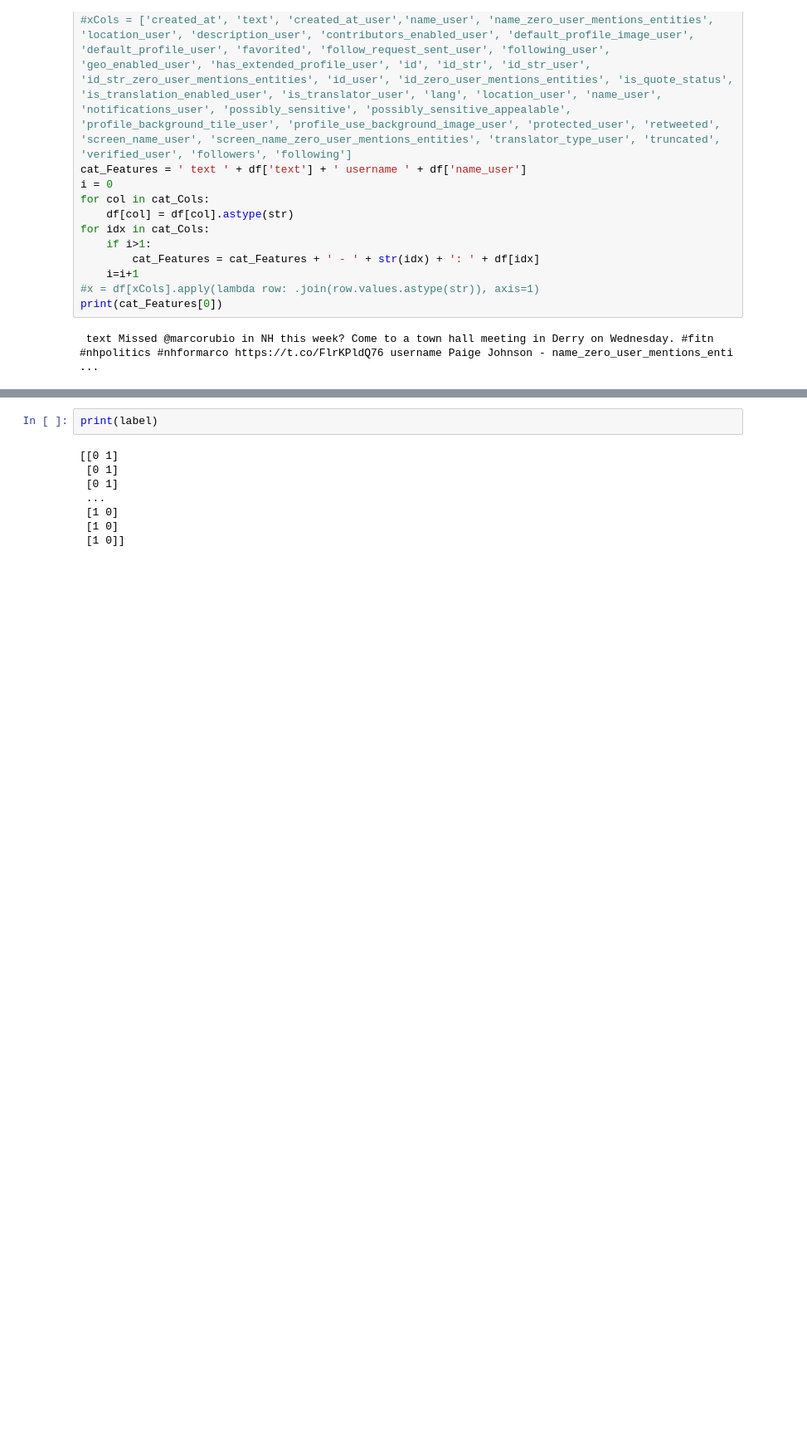
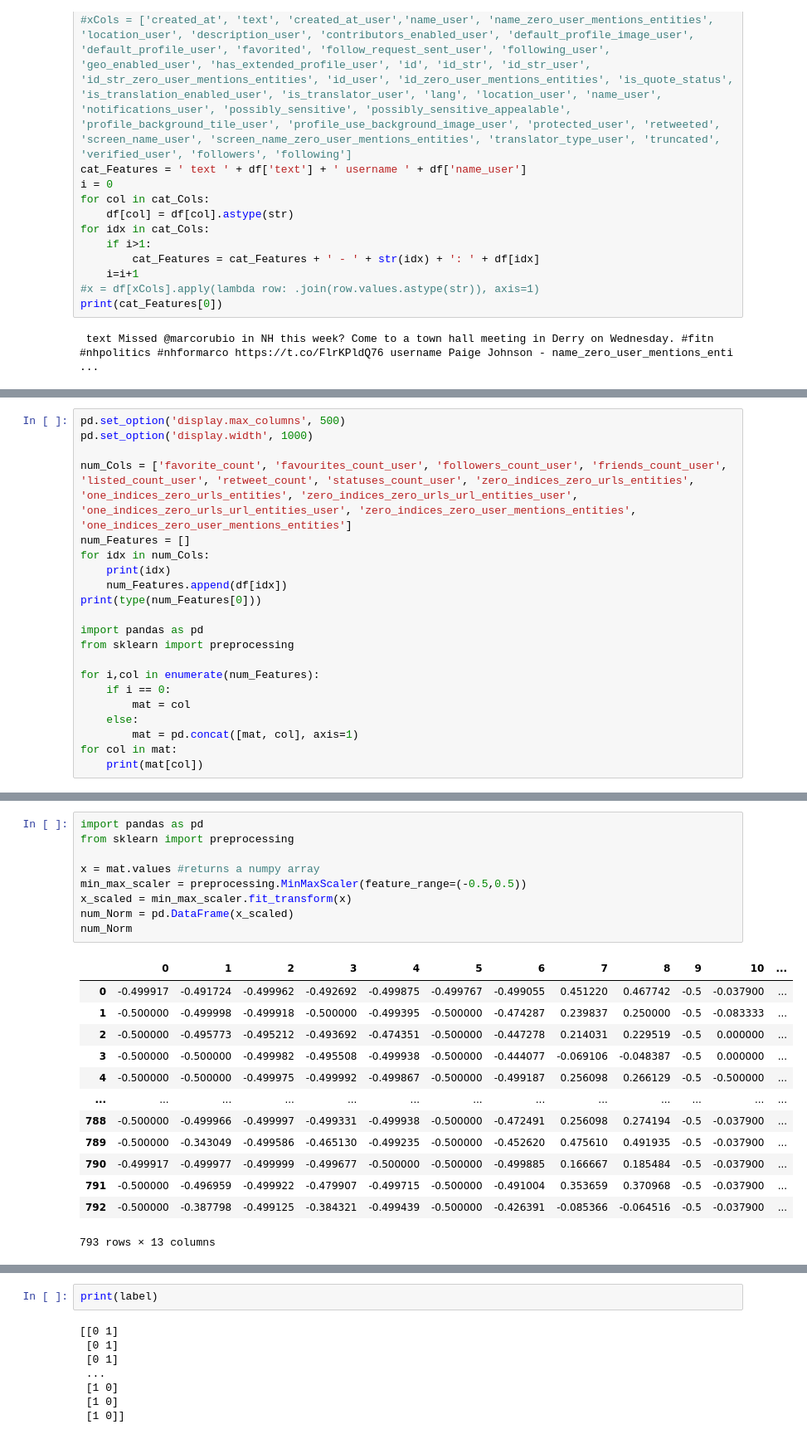
Before and after one commit to henmja/Detecting-Fake-News-and-Rumors-in-Twitter-Using-Deep-Neural-Networks, a Jupyter notebook: LSTM/recurrent_neural_networks.ipynb, the cells around one changed output, grey strips where cells are left out. Shown: that part at 83% size. Cells and saved outputs as stored; diff of their text form; blank space fills up the shorter version.

```diff
--- a/LSTM/recurrent_neural_networks.ipynb
+++ b/LSTM/recurrent_neural_networks.ipynb
@@ -120,0 +119,21 @@ label = np.array(pd.get_dummies(df['label']))
+# %%
+pd.set_option('display.max_columns', 500)
+pd.set_option('display.width', 1000)
+
+num_Cols = ['favorite_count', 'favourites_count_user', 'followers_count_user', 'friends_count_user', 'listed_count_user', 'retweet_count', 'statuses_count_user', 'zero_indices_zero_urls_entities', 'one_indices_zero_urls_entities', 'zero_indices_zero_urls_url_entities_user', 'one_indices_zero_urls_url_entities_user', 'zero_indices_zero_user_mentions_entities', 'one_indices_zero_user_mentions_entities']
+num_Features = []
+for idx in num_Cols:
+    print(idx)
+    num_Features.append(df[idx])
+print(type(num_Features[0]))
+
+import pandas as pd
+from sklearn import preprocessing
+
+for i,col in enumerate(num_Features):
+    if i == 0:
+        mat = col
+    else:
+        mat = pd.concat([mat, col], axis=1)
+for col in mat:
+    print(mat[col])
@@ -120,0 +158,23 @@ label = np.array(pd.get_dummies(df['label']))
+# %%
+import pandas as pd
+from sklearn import preprocessing
+
+x = mat.values #returns a numpy array
+min_max_scaler = preprocessing.MinMaxScaler(feature_range=(-0.5,0.5))
+x_scaled = min_max_scaler.fit_transform(x)
+num_Norm = pd.DataFrame(x_scaled)
+num_Norm
+# %% [output]
+|  | 0 | 1 | 2 | 3 | 4 | 5 | 6 | 7 | 8 | 9 | 10 | ... |
+| 0 | -0.499917 | -0.491724 | -0.499962 | -0.492692 | -0.499875 | -0.499767 | -0.499055 | 0.451220 | 0.467742 | -0.5 | -0.037900 | ... |
+| 1 | -0.500000 | -0.499998 | -0.499918 | -0.500000 | -0.499395 | -0.500000 | -0.474287 | 0.239837 | 0.250000 | -0.5 | -0.083333 | ... |
+| 2 | -0.500000 | -0.495773 | -0.495212 | -0.493692 | -0.474351 | -0.500000 | -0.447278 | 0.214031 | 0.229519 | -0.5 | 0.000000 | ... |
+| 3 | -0.500000 | -0.500000 | -0.499982 | -0.495508 | -0.499938 | -0.500000 | -0.444077 | -0.069106 | -0.048387 | -0.5 | 0.000000 | ... |
+| 4 | -0.500000 | -0.500000 | -0.499975 | -0.499992 | -0.499867 | -0.500000 | -0.499187 | 0.256098 | 0.266129 | -0.5 | -0.500000 | ... |
+| ... | ... | ... | ... | ... | ... | ... | ... | ... | ... | ... | ... | ... |
+| 788 | -0.500000 | -0.499966 | -0.499997 | -0.499331 | -0.499938 | -0.500000 | -0.472491 | 0.256098 | 0.274194 | -0.5 | -0.037900 | ... |
+| 789 | -0.500000 | -0.343049 | -0.499586 | -0.465130 | -0.499235 | -0.500000 | -0.452620 | 0.475610 | 0.491935 | -0.5 | -0.037900 | ... |
+| 790 | -0.499917 | -0.499977 | -0.499999 | -0.499677 | -0.500000 | -0.500000 | -0.499885 | 0.166667 | 0.185484 | -0.5 | -0.037900 | ... |
+| 791 | -0.500000 | -0.496959 | -0.499922 | -0.479907 | -0.499715 | -0.500000 | -0.491004 | 0.353659 | 0.370968 | -0.5 | -0.037900 | ... |
+| 792 | -0.500000 | -0.387798 | -0.499125 | -0.384321 | -0.499439 | -0.500000 | -0.426391 | -0.085366 | -0.064516 | -0.5 | -0.037900 | ... |
+793 rows × 13 columns
```
Also changed, not shown: parts of 13 cells of this notebook.
